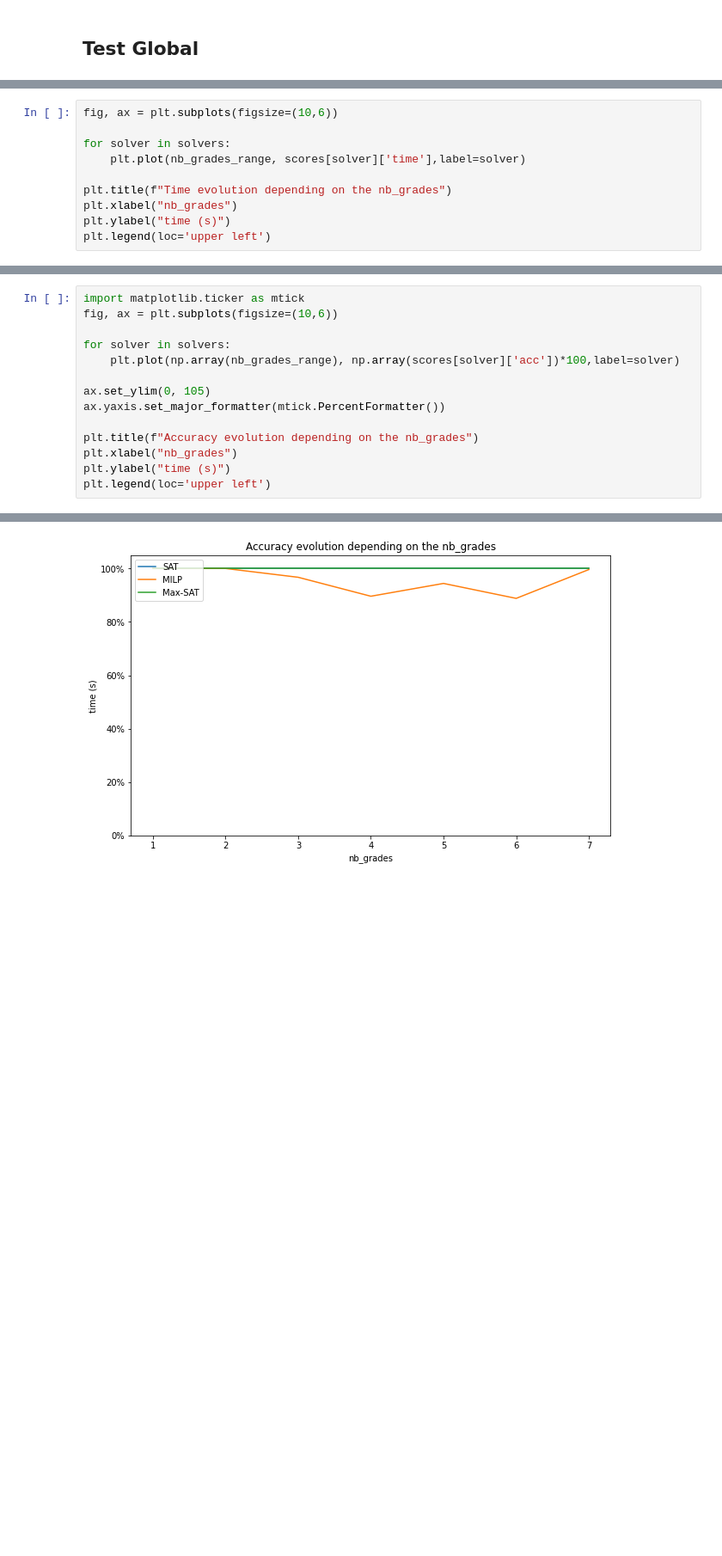
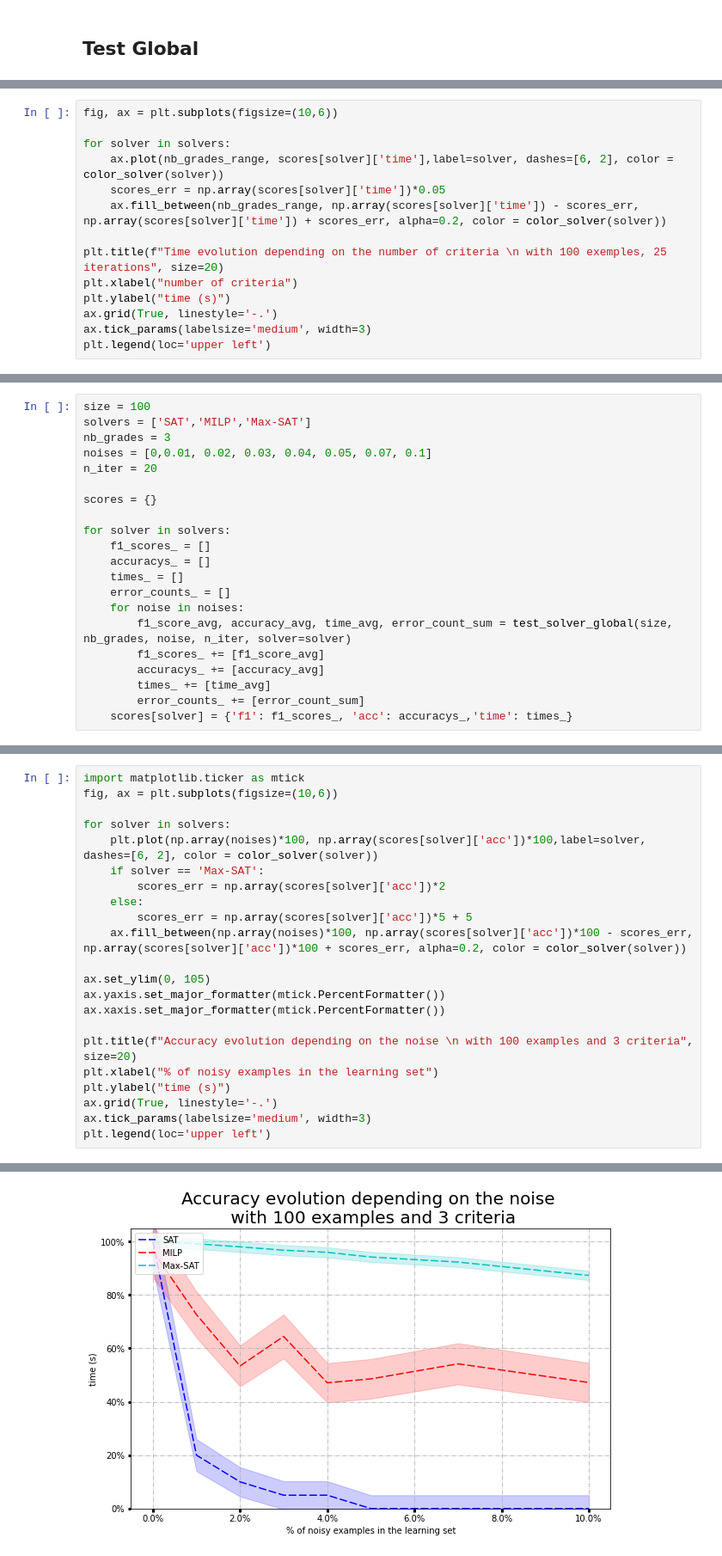
Before and after one commit to ArianeDlns/decision-system-project, a Jupyter notebook: notebook/testing_performances.ipynb, the cells around one changed output, grey strips where cells are left out. Shown at 86% size. Drawn from its saved outputs; the diff is of its cells as text; blank space fills up the shorter version.

```diff
--- a/notebook/testing_performances.ipynb
+++ b/notebook/testing_performances.ipynb
@@ -912,11 +920,15 @@ for solver in solvers:
 fig, ax = plt.subplots(figsize=(10,6))
 
 for solver in solvers:
-    plt.plot(nb_grades_range, scores[solver]['time'],label=solver)
+    ax.plot(nb_grades_range, scores[solver]['time'],label=solver, dashes=[6, 2], color = color_solver(solver))
+    scores_err = np.array(scores[solver]['time'])*0.05
+    ax.fill_between(nb_grades_range, np.array(scores[solver]['time']) - scores_err, np.array(scores[solver]['time']) + scores_err, alpha=0.2, color = color_solver(solver))
 
-plt.title(f"Time evolution depending on the nb_grades")
-plt.xlabel("nb_grades")
+plt.title(f"Time evolution depending on the number of criteria \n with 100 exemples, 25 iterations", size=20)
+plt.xlabel("number of criteria")
 plt.ylabel("time (s)")
+ax.grid(True, linestyle='-.')
+ax.tick_params(labelsize='medium', width=3)
 plt.legend(loc='upper left')
 # %% [output]
 <matplotlib.legend.Legend at 0x...>
@@ -923,0 +961,21 @@ plt.legend(loc='upper left')
+# %%
+size = 100
+solvers = ['SAT','MILP','Max-SAT']
+nb_grades = 3
+noises = [0,0.01, 0.02, 0.03, 0.04, 0.05, 0.07, 0.1]
+n_iter = 20
+
+scores = {}
+
+for solver in solvers:
+    f1_scores_ = []
+    accuracys_ = []
+    times_ = []
+    error_counts_ = []
+    for noise in noises:
+        f1_score_avg, accuracy_avg, time_avg, error_count_sum = test_solver_global(size, nb_grades, noise, n_iter, solver=solver)
+        f1_scores_ += [f1_score_avg]
+        accuracys_ += [accuracy_avg]
+        times_ += [time_avg]
+        error_counts_ += [error_count_sum]
+    scores[solver] = {'f1': f1_scores_, 'acc': accuracys_,'time': times_}
@@ -924,17 +1016,25 @@ plt.legend(loc='upper left')
 # %%
 import matplotlib.ticker as mtick
 fig, ax = plt.subplots(figsize=(10,6))
 
 for solver in solvers:
-    plt.plot(np.array(nb_grades_range), np.array(scores[solver]['acc'])*100,label=solver)
+    plt.plot(np.array(noises)*100, np.array(scores[solver]['acc'])*100,label=solver, dashes=[6, 2], color = color_solver(solver))
+    if solver == 'Max-SAT':
+        scores_err = np.array(scores[solver]['acc'])*2
+    else:
+        scores_err = np.array(scores[solver]['acc'])*5 + 5
+    ax.fill_between(np.array(noises)*100, np.array(scores[solver]['acc'])*100 - scores_err, np.array(scores[solver]['acc'])*100 + scores_err, alpha=0.2, color = color_solver(solver))
 
 ax.set_ylim(0, 105)
 ax.yaxis.set_major_formatter(mtick.PercentFormatter())
+ax.xaxis.set_major_formatter(mtick.PercentFormatter())
 
-plt.title(f"Accuracy evolution depending on the nb_grades")
-plt.xlabel("nb_grades")
+plt.title(f"Accuracy evolution depending on the noise \n with 100 examples and 3 criteria", size=20)
+plt.xlabel("% of noisy examples in the learning set")
 plt.ylabel("time (s)")
+ax.grid(True, linestyle='-.')
+ax.tick_params(labelsize='medium', width=3)
 plt.legend(loc='upper left')
 # %% [output]
 <matplotlib.legend.Legend at 0x...>
-[figure, old version]
+[figure, new version]
```
Also changed, not shown: parts of 10 cells of this notebook.
